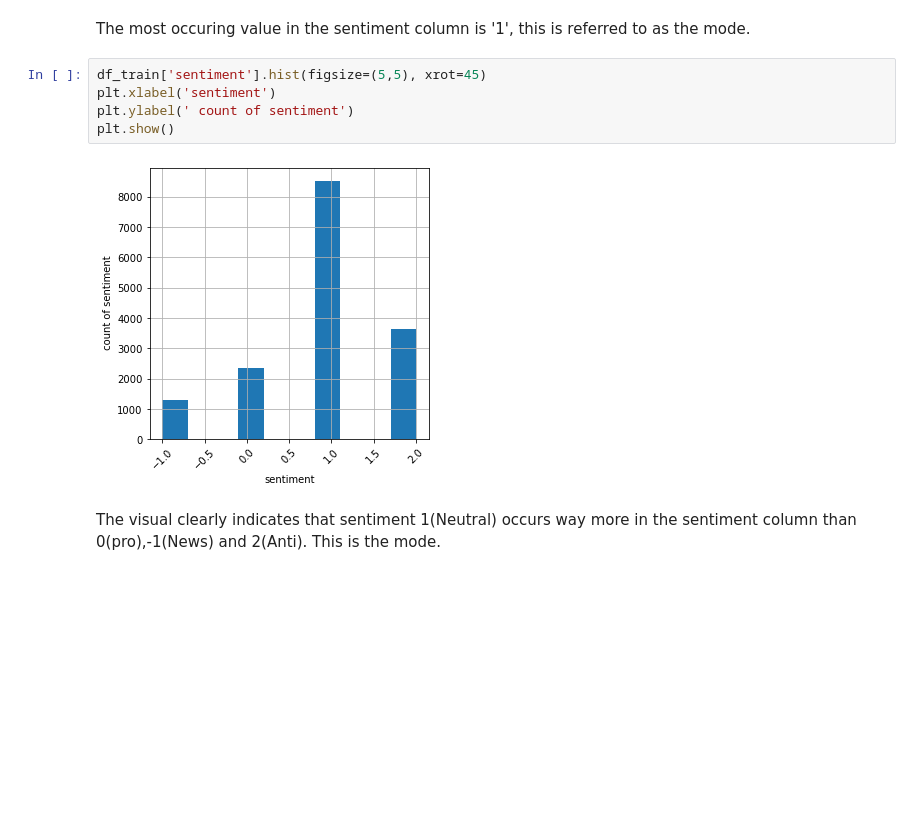
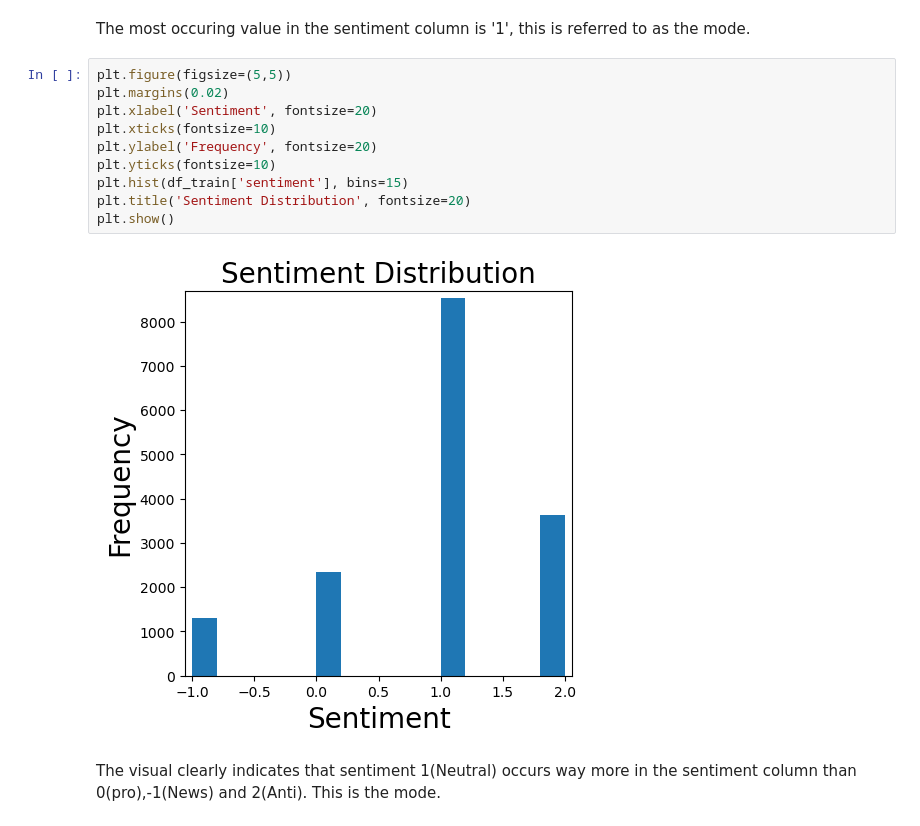
Before and after one commit to muheezokunade/TeamNM1-Classification-, a Jupyter notebook: Classification Predict.ipynb, the cells around one changed output. Cells and saved outputs as stored; diff of their text form; blank space fills up the shorter version.

```diff
--- a/Classification Predict.ipynb
+++ b/Classification Predict.ipynb
@@ -272,13 +279,18 @@ df_train['sentiment'].mode()
 Name: sentiment, dtype: int64
 # %% [markdown]
 The most occuring value in the sentiment column is '1', this is referred to as the mode.
-# %%
-df_train['sentiment'].hist(figsize=(5,5), xrot=45)
-plt.xlabel('sentiment')
-plt.ylabel(' count of sentiment')
-plt.show()
-# %% [output]
-[figure, removed]
+# %%
+plt.figure(figsize=(5,5))
+plt.margins(0.02)
+plt.xlabel('Sentiment', fontsize=20)
+plt.xticks(fontsize=10)
+plt.ylabel('Frequency', fontsize=20)
+plt.yticks(fontsize=10)
+plt.hist(df_train['sentiment'], bins=15)
+plt.title('Sentiment Distribution', fontsize=20)
+plt.show()
+# %% [output]
+[figure, added]
 # %% [markdown]
 The visual clearly indicates that sentiment 1(Neutral) occurs way more in the sentiment column than 0(pro),-1(News) and 2(Anti). This is the mode.
 # %%
```
Also changed, not shown: parts of 3 cells of this notebook.
